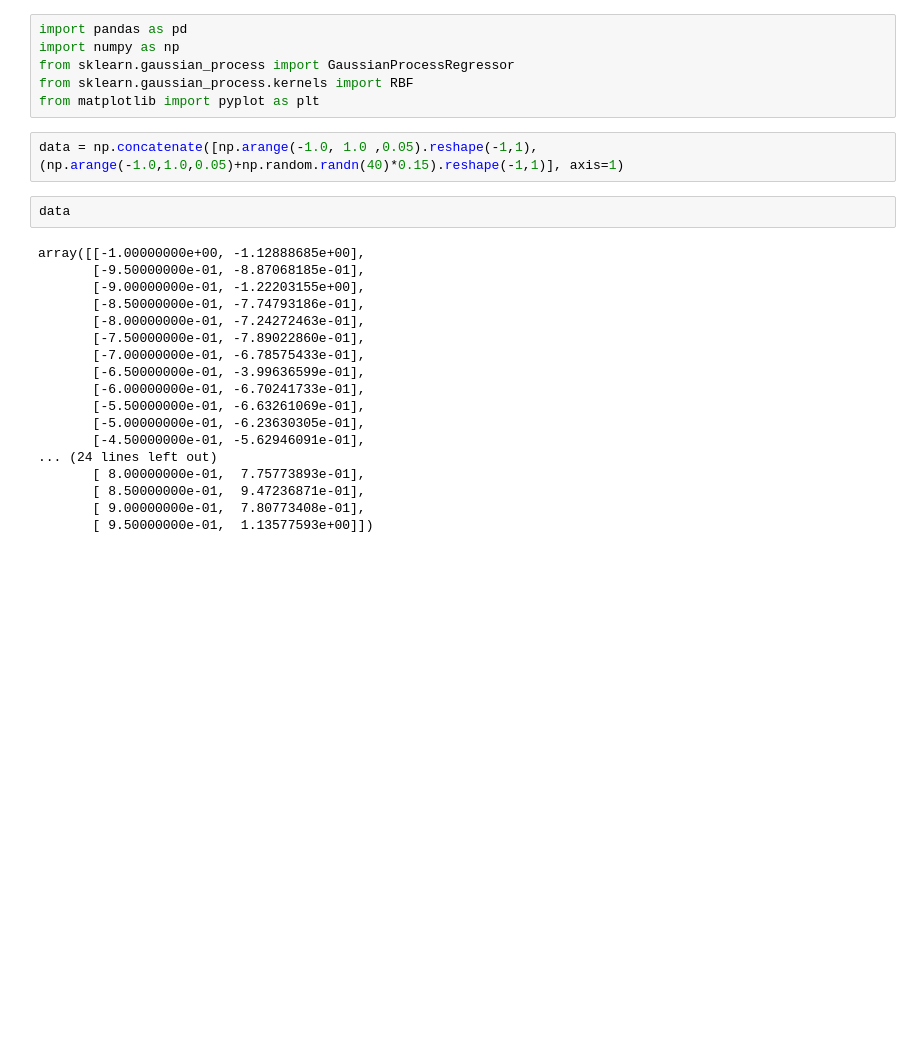
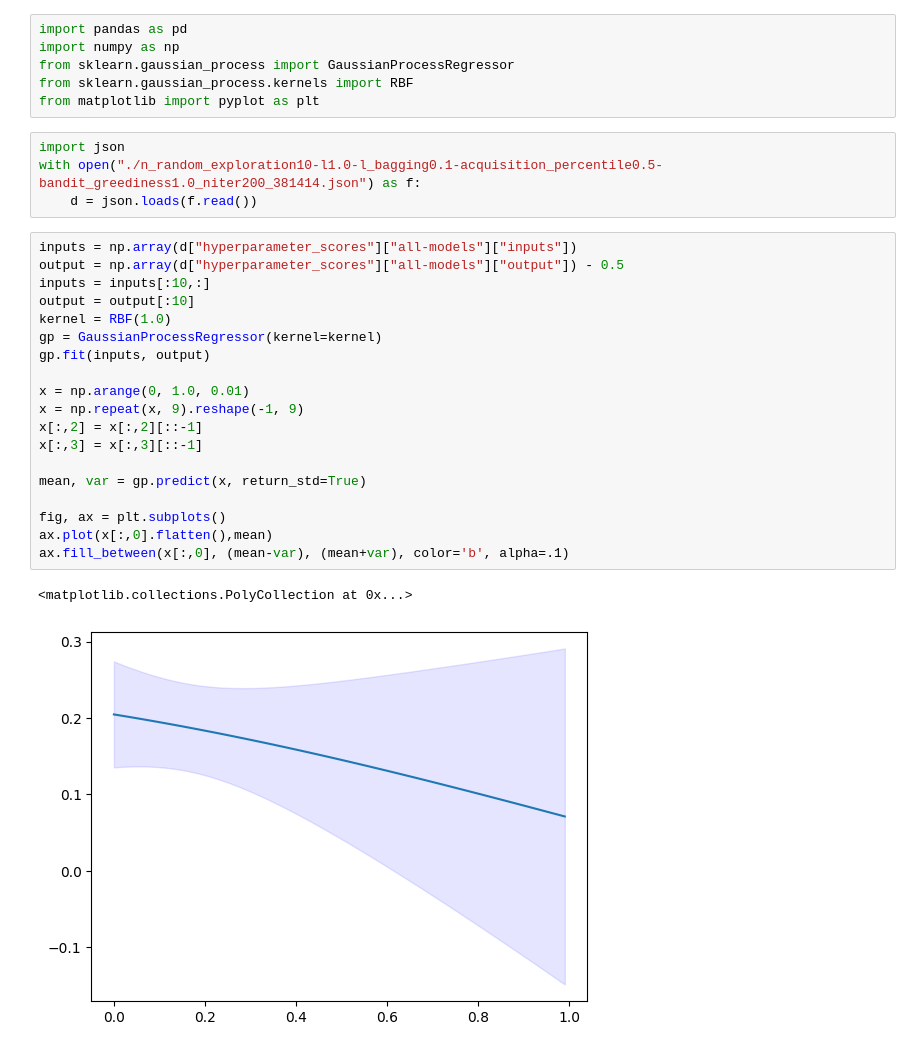
Before and after one commit to 0xideas/100gecs, a Jupyter notebook: notebooks/gaussian_process.ipynb, the cells around one changed output. Saved outputs shown, nothing was run; the diff lists cells and outputs as text; blank space fills up the shorter version.

```diff
--- a/notebooks/gaussian_process.ipynb
+++ b/notebooks/gaussian_process.ipynb
@@ -4,26 +4,30 @@ import numpy as np
 from sklearn.gaussian_process import GaussianProcessRegressor
 from sklearn.gaussian_process.kernels import RBF
 from matplotlib import pyplot as plt
-# %%
-data = np.concatenate([np.arange(-1.0, 1.0 ,0.05).reshape(-1,1), (np.arange(-1.0,1.0,0.05)+np.random.randn(40)*0.15).reshape(-1,1)], axis=1)
-# %%
-data
-# %% [output]
-array([[-1.00000000e+00, -1.12888685e+00],
-       [-9.50000000e-01, -8.87068185e-01],
-       [-9.00000000e-01, -1.22203155e+00],
-       [-8.50000000e-01, -7.74793186e-01],
-       [-8.00000000e-01, -7.24272463e-01],
-       [-7.50000000e-01, -7.89022860e-01],
-       [-7.00000000e-01, -6.78575433e-01],
-       [-6.50000000e-01, -3.99636599e-01],
-       [-6.00000000e-01, -6.70241733e-01],
-       [-5.50000000e-01, -6.63261069e-01],
-       [-5.00000000e-01, -6.23630305e-01],
-       [-4.50000000e-01, -5.62946091e-01],
-... (24 lines left out)
-       [ 8.00000000e-01,  7.75773893e-01],
-       [ 8.50000000e-01,  9.47236871e-01],
-       [ 9.00000000e-01,  7.80773408e-01],
-       [ 9.50000000e-01,  1.13577593e+00]])
+# %%
+import json
+with open("./n_random_exploration10-l1.0-l_bagging0.1-acquisition_percentile0.5-bandit_greediness1.0_niter200_381414.json") as f:
+    d = json.loads(f.read())
+# %%
+inputs = np.array(d["hyperparameter_scores"]["all-models"]["inputs"])
+output = np.array(d["hyperparameter_scores"]["all-models"]["output"]) - 0.5
+inputs = inputs[:10,:]
+output = output[:10]
+kernel = RBF(1.0)
+gp = GaussianProcessRegressor(kernel=kernel)
+gp.fit(inputs, output)
+
+x = np.arange(0, 1.0, 0.01)
+x = np.repeat(x, 9).reshape(-1, 9)
+x[:,2] = x[:,2][::-1]
+x[:,3] = x[:,3][::-1]
+
+mean, var = gp.predict(x, return_std=True)
+
+fig, ax = plt.subplots()
+ax.plot(x[:,0].flatten(),mean)
+ax.fill_between(x[:,0], (mean-var), (mean+var), color='b', alpha=.1)
+# %% [output]
+<matplotlib.collections.PolyCollection at 0x...>
+[figure, added]
 # %%
```
Also changed, not shown: parts of 2 cells of this notebook, 3 other files.
